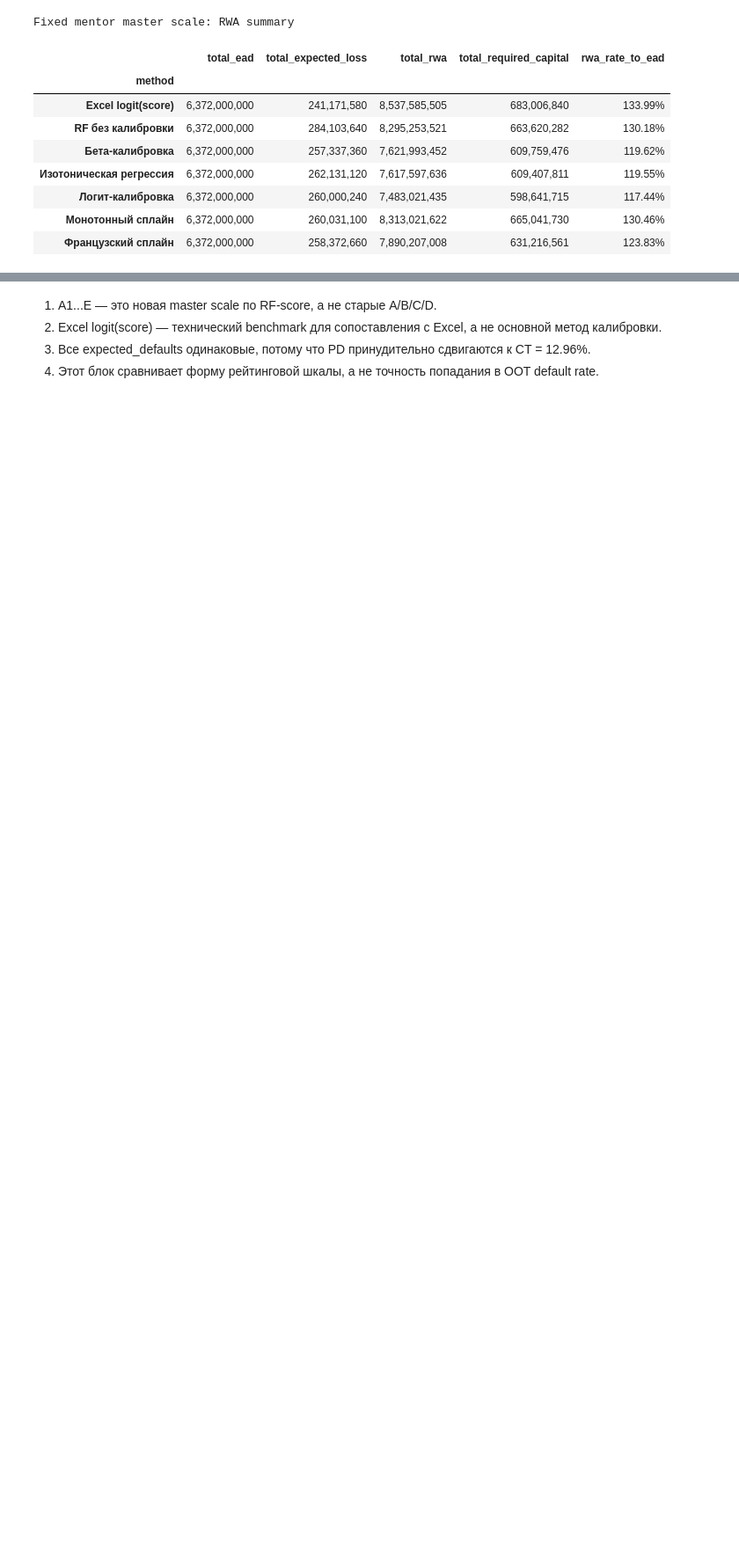
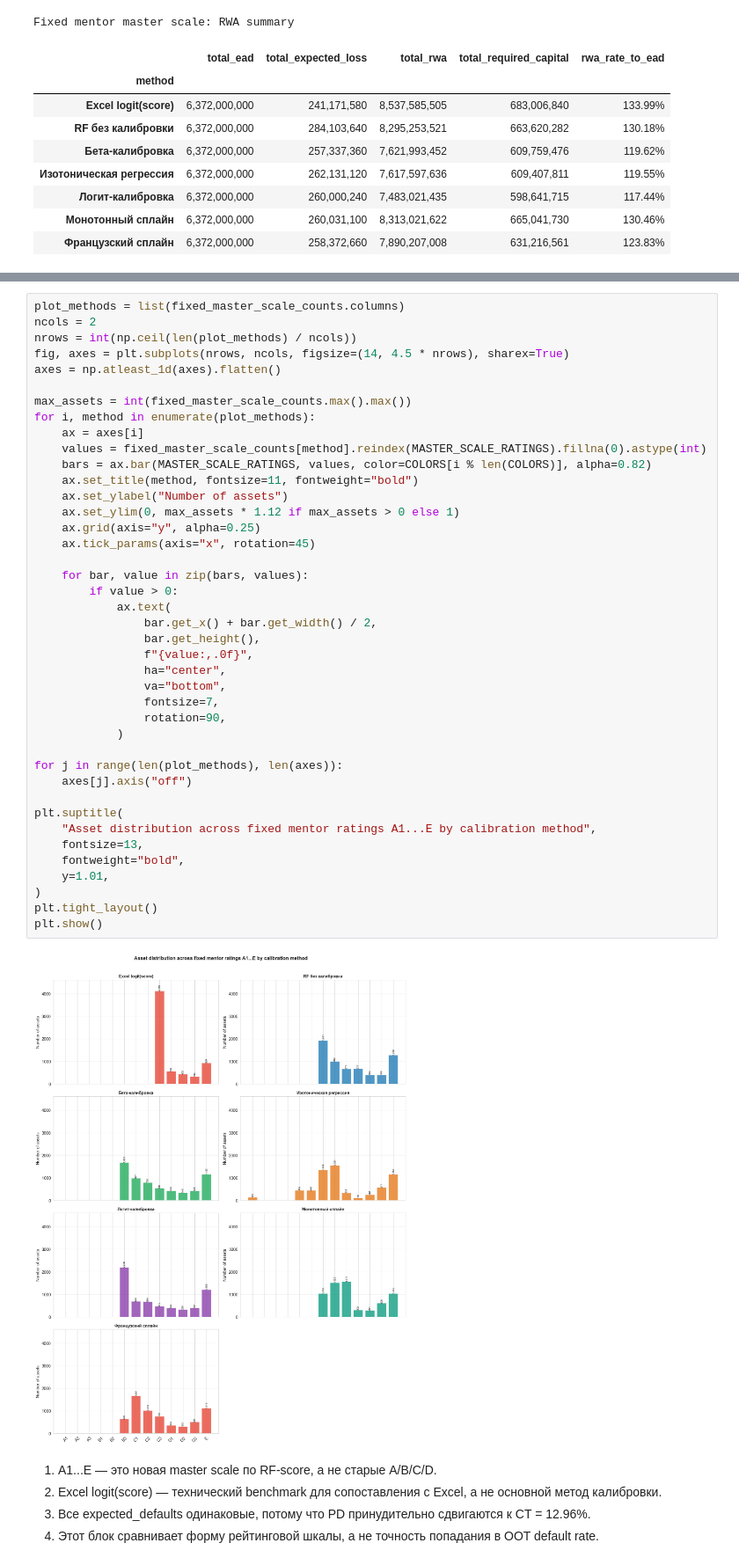
Before and after one commit to ddudenko275-boop/ColebrationTedo, a Jupyter notebook: notebooks/pd_calibration.ipynb, the cells around one changed output, grey strips where cells are left out. Shown at 88% size. Cells and saved outputs as stored; diff of their text form; blank space fills up the shorter version.

```diff
--- a/notebooks/pd_calibration.ipynb
+++ b/notebooks/pd_calibration.ipynb
@@ -1248,3 +1252,46 @@ Fixed mentor master scale: RWA summary
+# %%
+plot_methods = list(fixed_master_scale_counts.columns)
+ncols = 2
+nrows = int(np.ceil(len(plot_methods) / ncols))
+fig, axes = plt.subplots(nrows, ncols, figsize=(14, 4.5 * nrows), sharex=True)
+axes = np.atleast_1d(axes).flatten()
+
+max_assets = int(fixed_master_scale_counts.max().max())
+for i, method in enumerate(plot_methods):
+    ax = axes[i]
+    values = fixed_master_scale_counts[method].reindex(MASTER_SCALE_RATINGS).fillna(0).astype(int)
+    bars = ax.bar(MASTER_SCALE_RATINGS, values, color=COLORS[i % len(COLORS)], alpha=0.82)
+    ax.set_title(method, fontsize=11, fontweight="bold")
+    ax.set_ylabel("Number of assets")
+    ax.set_ylim(0, max_assets * 1.12 if max_assets > 0 else 1)
+    ax.grid(axis="y", alpha=0.25)
+    ax.tick_params(axis="x", rotation=45)
+
+    for bar, value in zip(bars, values):
+        if value > 0:
+            ax.text(
+                bar.get_x() + bar.get_width() / 2,
+                bar.get_height(),
+                f"{value:,.0f}",
+                ha="center",
+                va="bottom",
+                fontsize=7,
+                rotation=90,
+            )
+
+for j in range(len(plot_methods), len(axes)):
+    axes[j].axis("off")
+
+plt.suptitle(
+    "Asset distribution across fixed mentor ratings A1...E by calibration method",
+    fontsize=13,
+    fontweight="bold",
+    y=1.01,
+)
+plt.tight_layout()
+plt.show()
+# %% [output]
+[figure, added]
 # %% [markdown]
 1. A1...E — это новая master scale по RF-score, а не старые A/B/C/D.
 2. Excel logit(score) — технический benchmark для сопоставления с Excel, а не основной метод калибровки.
```
Also changed, not shown: parts of 4 cells of this notebook.
